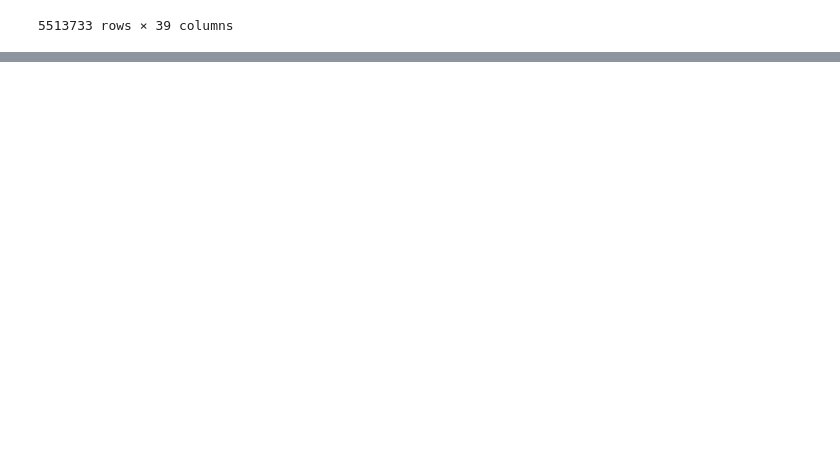
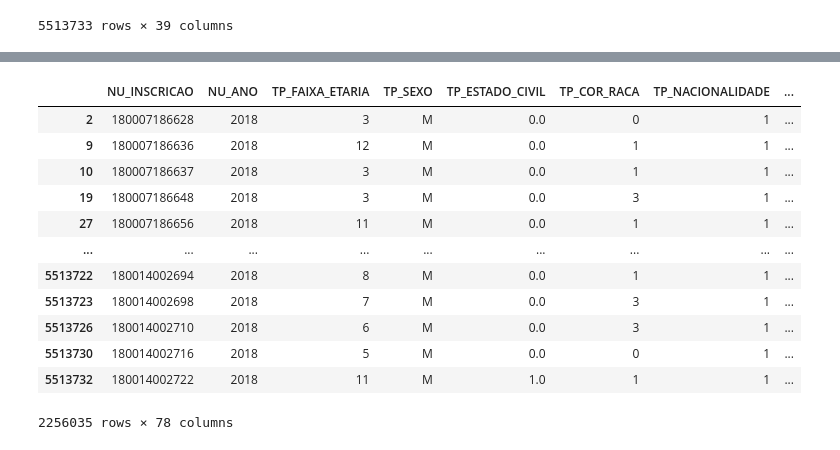
Before and after one commit to Rmcstt/Bootcamp-Data-Analytics, a Jupyter notebook: aula05.ipynb, the cells around one changed output, grey strips where cells are left out. Saved outputs shown, nothing was run; the diff lists cells and outputs as text; code cells hidden in the pictures; blank space fills up the shorter version.

```diff
--- a/aula05.ipynb
+++ b/aula05.ipynb
@@ -381,0 +526,19 @@ df.select_dtypes(include = [object])
+# %%
+mask = df.TP_SEXO =='M'
+# %%
+# criei a variavel e usei-a chamando o "df"
+df[mask]
+# %% [output]
+|  | NU_INSCRICAO | NU_ANO | TP_FAIXA_ETARIA | TP_SEXO | TP_ESTADO_CIVIL | TP_COR_RACA | TP_NACIONALIDADE | ... |
+| 2 | 180007186628 | 2018 | 3 | M | 0.0 | 0 | 1 | ... |
+| 9 | 180007186636 | 2018 | 12 | M | 0.0 | 1 | 1 | ... |
+| 10 | 180007186637 | 2018 | 3 | M | 0.0 | 1 | 1 | ... |
+| 19 | 180007186648 | 2018 | 3 | M | 0.0 | 3 | 1 | ... |
+| 27 | 180007186656 | 2018 | 11 | M | 0.0 | 1 | 1 | ... |
+| ... | ... | ... | ... | ... | ... | ... | ... | ... |
+| 5513722 | 180014002694 | 2018 | 8 | M | 0.0 | 1 | 1 | ... |
+| 5513723 | 180014002698 | 2018 | 7 | M | 0.0 | 3 | 1 | ... |
+| 5513726 | 180014002710 | 2018 | 6 | M | 0.0 | 3 | 1 | ... |
+| 5513730 | 180014002716 | 2018 | 5 | M | 0.0 | 0 | 1 | ... |
+| 5513732 | 180014002722 | 2018 | 11 | M | 1.0 | 1 | 1 | ... |
+2256035 rows × 78 columns
```
Also changed, not shown: parts of 37 cells of this notebook.
